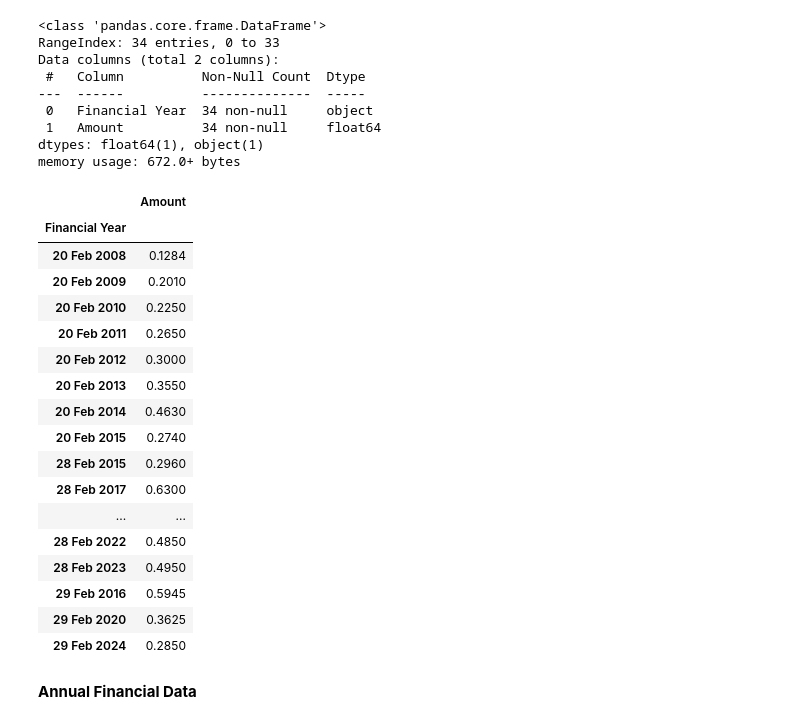
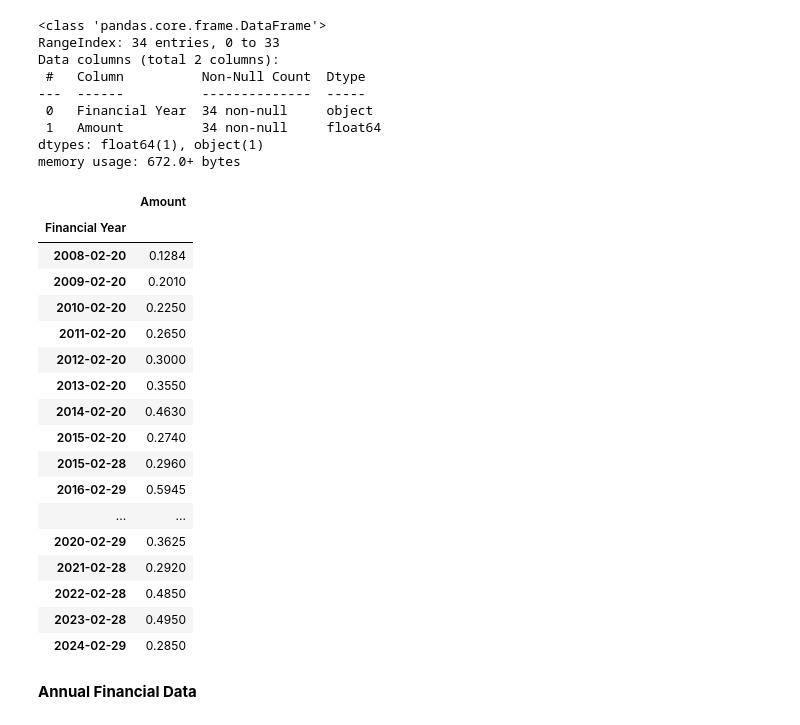
Before and after one commit to yeesem/Web-Scraping, a Jupyter notebook: Web_Scraping_KLSE_SCREENER.ipynb, the cells around one changed output. Drawn from its saved outputs; the diff is of its cells as text; code cells hidden in the pictures.

```diff
--- a/Web_Scraping_KLSE_SCREENER.ipynb
+++ b/Web_Scraping_KLSE_SCREENER.ipynb
@@ -284,27 +284,30 @@ dtypes: float64(1), object(1)
 memory usage: 672.0+ bytes
 # %%
 dividend_summary = dividend_summary.groupby('Financial Year').sum()
+dividend_summary.index = pd.to_datetime(dividend_summary.index)
+
+dividend_summary = dividend_summary.sort_index()
 
 dividend_summary
 # %% [output]
 |  | Amount |
 | Financial Year |  |
-| 20 Feb 2008 | 0.1284 |
-| 20 Feb 2009 | 0.2010 |
-| 20 Feb 2010 | 0.2250 |
-| 20 Feb 2011 | 0.2650 |
-| 20 Feb 2012 | 0.3000 |
-| 20 Feb 2013 | 0.3550 |
-| 20 Feb 2014 | 0.4630 |
-| 20 Feb 2015 | 0.2740 |
-| 28 Feb 2015 | 0.2960 |
-| 28 Feb 2017 | 0.6300 |
+| 2008-02-20 | 0.1284 |
+| 2009-02-20 | 0.2010 |
+| 2010-02-20 | 0.2250 |
+| 2011-02-20 | 0.2650 |
+| 2012-02-20 | 0.3000 |
+| 2013-02-20 | 0.3550 |
+| 2014-02-20 | 0.4630 |
+| 2015-02-20 | 0.2740 |
+| 2015-02-28 | 0.2960 |
+| 2016-02-29 | 0.5945 |
 | ... | ... |
-| 28 Feb 2022 | 0.4850 |
-| 28 Feb 2023 | 0.4950 |
-| 29 Feb 2016 | 0.5945 |
-| 29 Feb 2020 | 0.3625 |
-| 29 Feb 2024 | 0.2850 |
+| 2020-02-29 | 0.3625 |
+| 2021-02-28 | 0.2920 |
+| 2022-02-28 | 0.4850 |
+| 2023-02-28 | 0.4950 |
+| 2024-02-29 | 0.2850 |
 # %%
 #Redundant
 # dividend_summary["Year"] = [item[-4: ]for item in dividend_summary['Financial Year']]
```
Also changed, not shown: parts of 32 cells of this notebook.
